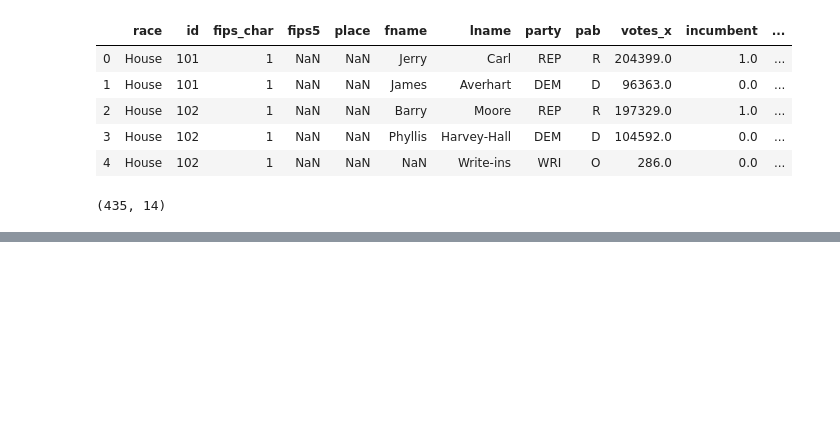
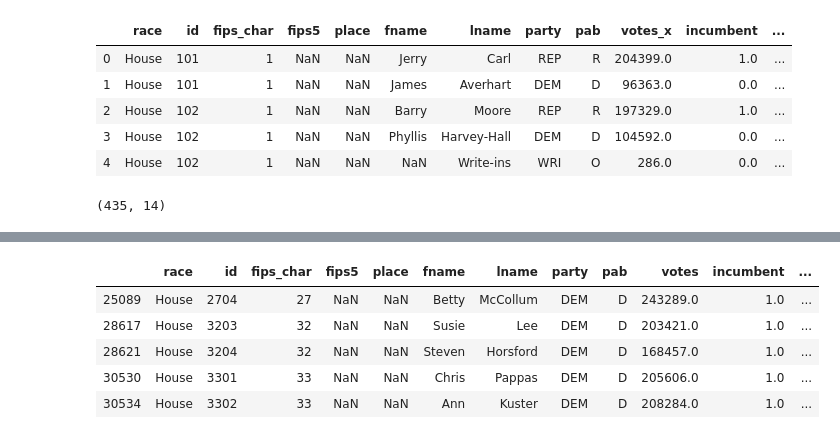
Before and after one commit to aehasan/gerrrymandered21, a Jupyter notebook: src/data/Untitled.ipynb, the cells around one changed output, grey strips where cells are left out. Cells and saved outputs as stored; diff of their text form; code cells hidden in the pictures; blank space fills up the shorter version.

```diff
--- a/src/data/Untitled.ipynb
+++ b/src/data/Untitled.ipynb
@@ -90,0 +113,9 @@ testing.shape
+# %%
+final.head()
+# %% [output]
+|  | race | id | fips_char | fips5 | place | fname | lname | party | pab | votes | incumbent | ... |
+| 25089 | House | 2704 | 27 | NaN | NaN | Betty | McCollum | DEM | D | 243289.0 | 1.0 | ... |
+| 28617 | House | 3203 | 32 | NaN | NaN | Susie | Lee | DEM | D | 203421.0 | 1.0 | ... |
+| 28621 | House | 3204 | 32 | NaN | NaN | Steven | Horsford | DEM | D | 168457.0 | 1.0 | ... |
+| 30530 | House | 3301 | 33 | NaN | NaN | Chris | Pappas | DEM | D | 205606.0 | 1.0 | ... |
+| 30534 | House | 3302 | 33 | NaN | NaN | Ann | Kuster | DEM | D | 208284.0 | 1.0 | ... |
```
Also changed, not shown: parts of 5 cells of this notebook, 4 other files.
